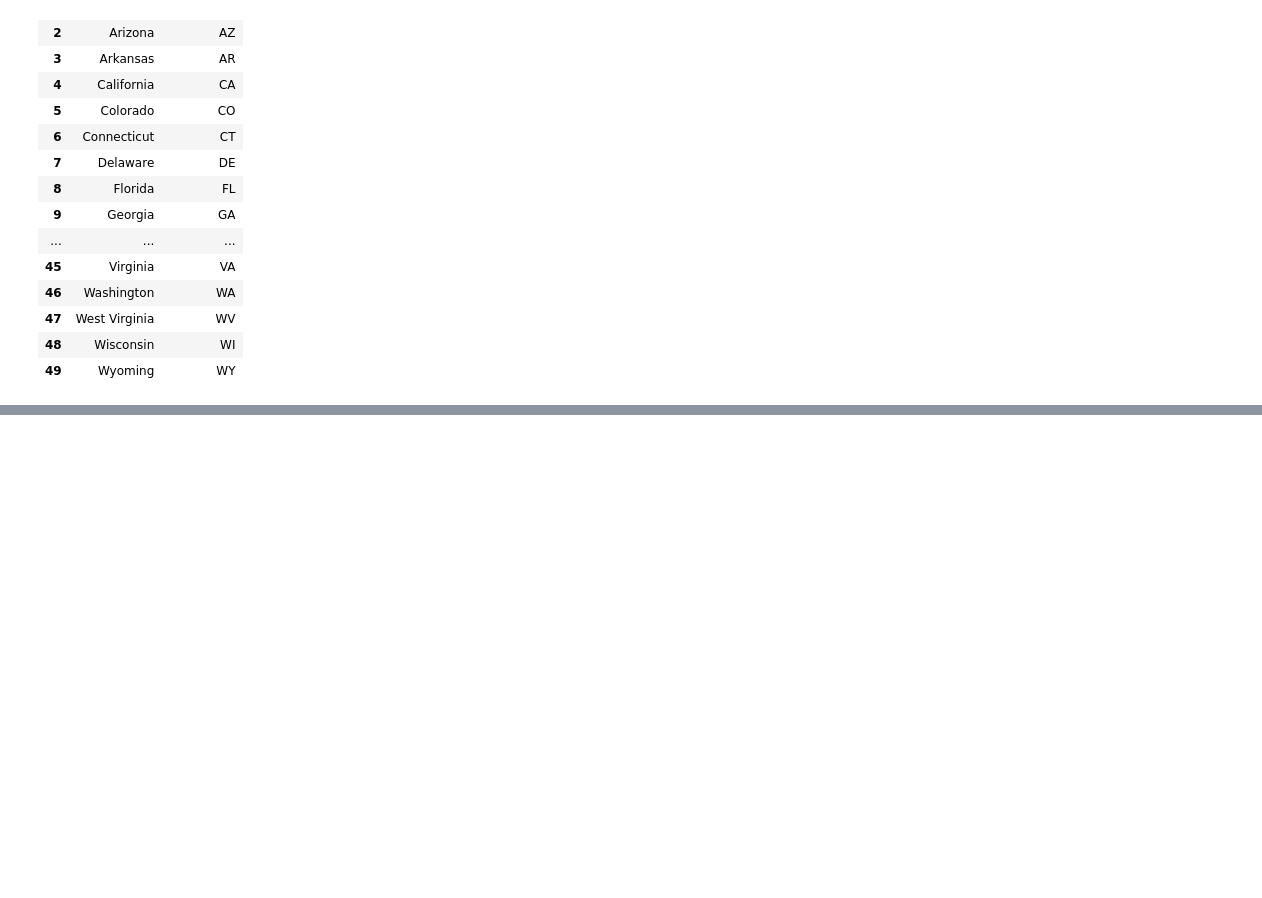
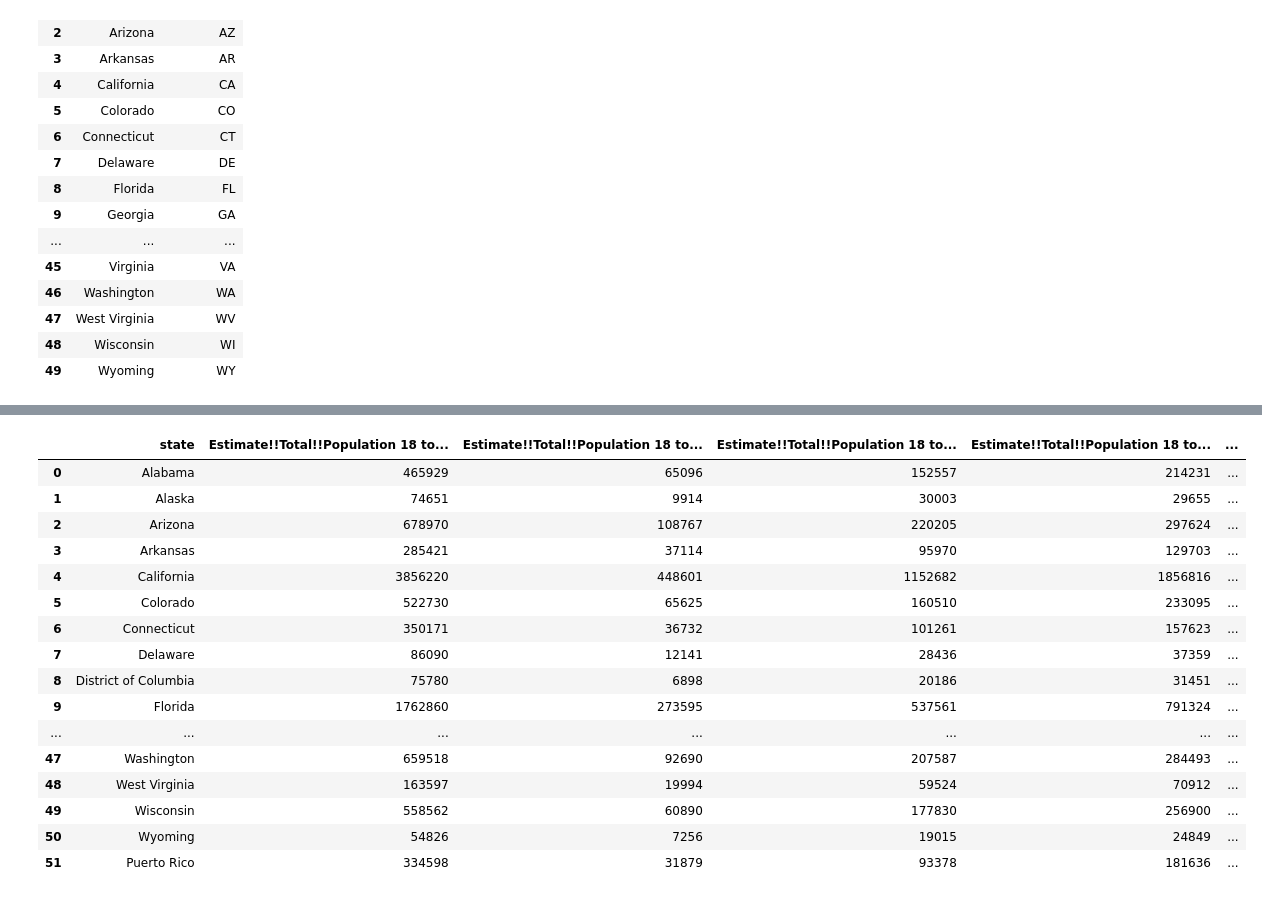
Before and after one commit to SepehrAkbari/enrollment-cliff, a Jupyter notebook: data/cleaner.ipynb, the cells around one changed output, grey strips where cells are left out. Saved outputs shown, nothing was run; the diff lists cells and outputs as text; code cells hidden in the pictures; blank space fills up the shorter version.

```diff
--- a/data/cleaner.ipynb
+++ b/data/cleaner.ipynb
@@ -465,0 +537,27 @@ result
+# %%
+s2018 = pd.read_csv("populationData/sll2018.csv")
+s2019 = pd.read_csv("populationData/sll2019.csv")
+s2020 = pd.read_csv("populationData/sll2020.csv")
+s2021 = pd.read_csv("populationData/sll2021.csv")
+s2022 = pd.read_csv("populationData/sll2022.csv")
+s2023 = pd.read_csv("populationData/sll2023.csv")
+
+s2018
+# %% [output]
+|  | state | Estimate!!Total!!Population 18 to... | Estimate!!Total!!Population 18 to... | Estimate!!Total!!Population 18 to... | Estimate!!Total!!Population 18 to... | ... |
+| 0 | Alabama | 465929 | 65096 | 152557 | 214231 | ... |
+| 1 | Alaska | 74651 | 9914 | 30003 | 29655 | ... |
+| 2 | Arizona | 678970 | 108767 | 220205 | 297624 | ... |
+| 3 | Arkansas | 285421 | 37114 | 95970 | 129703 | ... |
+| 4 | California | 3856220 | 448601 | 1152682 | 1856816 | ... |
+| 5 | Colorado | 522730 | 65625 | 160510 | 233095 | ... |
+| 6 | Connecticut | 350171 | 36732 | 101261 | 157623 | ... |
+| 7 | Delaware | 86090 | 12141 | 28436 | 37359 | ... |
+| 8 | District of Columbia | 75780 | 6898 | 20186 | 31451 | ... |
+| 9 | Florida | 1762860 | 273595 | 537561 | 791324 | ... |
+| ... | ... | ... | ... | ... | ... | ... |
+| 47 | Washington | 659518 | 92690 | 207587 | 284493 | ... |
+| 48 | West Virginia | 163597 | 19994 | 59524 | 70912 | ... |
+| 49 | Wisconsin | 558562 | 60890 | 177830 | 256900 | ... |
+| 50 | Wyoming | 54826 | 7256 | 19015 | 24849 | ... |
+| 51 | Puerto Rico | 334598 | 31879 | 93378 | 181636 | ... |
```
Also changed, not shown: parts of 14 cells of this notebook, 25 other files.
